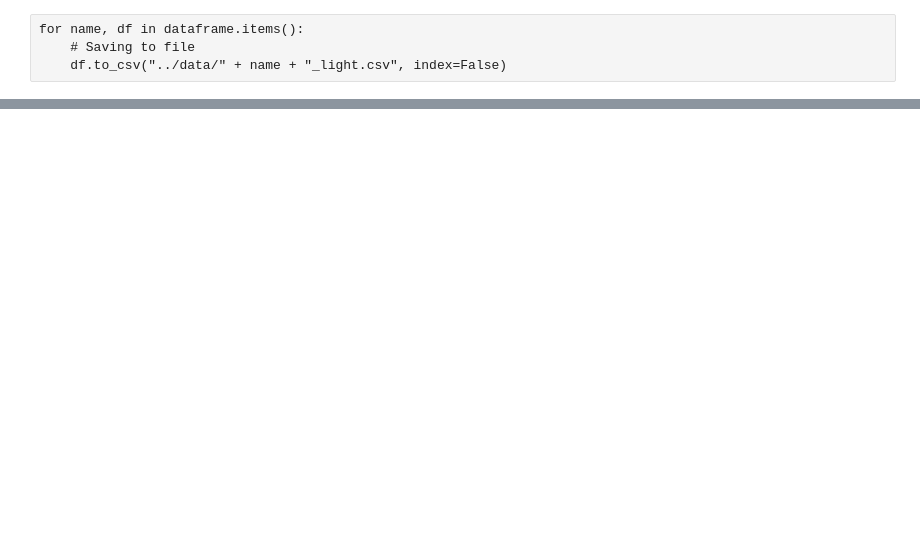
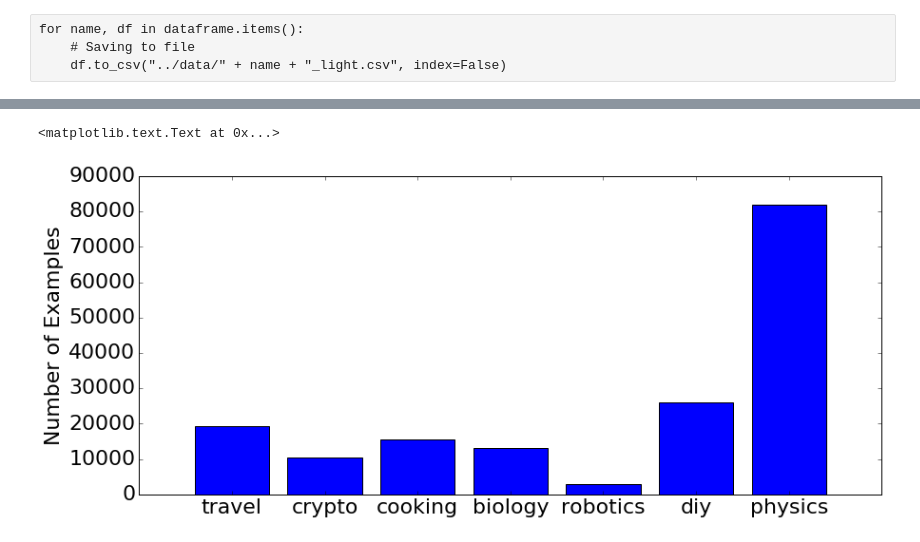
Before and after one commit to QEDan/transferLearningStackExchange, a Jupyter notebook: src/Transfer Learning on Stack Exchange Tags.ipynb, the cells around one changed output, grey strips where cells are left out. Cells and saved outputs as stored; diff of their text form; code cells hidden in the pictures; blank space fills up the shorter version.

```diff
--- a/src/Transfer Learning on Stack Exchange Tags.ipynb
+++ b/src/Transfer Learning on Stack Exchange Tags.ipynb
@@ -11,3 +13,10 @@ import sklearn as skl
+# %%
+import matplotlib as mpl
+font = {'family' : 'normal',
+        'weight' : 'normal',
+        'size'   : 22}
+
+mpl.rc('font', **font)
 # %%
 import nltk
 # nltk.download("stopwords")
@@ -87,0 +104,2 @@ dataframe['diy'].sample(3)[["title", "content", "tags"]]
+# %%
+dataframe['physics'] = test
@@ -87,0 +110,16 @@ dataframe['diy'].sample(3)[["title", "content", "tags"]]
+# %%
+topics = list()
+nExamples = list()
+nTags = list()
+tagsHist = list()
+for topic in dataframe.keys():
+    topics.append(topic)
+    nExamples.append(dataframe[topic].shape[0])
+    if topic == 'physics':
+        nTags.append(0)
+        print(topic + ": " + str(nExamples[-1]))
+    else:
+        tagCountList = [len(row['tags'].split('\', \'')) for i, row in dataframe[topic].iterrows()]
+        nTags.append(np.sum(tagCountList))
+        tagsHist.extend(tagCountList)
+        print(topic + ": " + str(nExamples[-1]) + " tags: " + str(nTags[-1]))
@@ -87,0 +134,9 @@ dataframe['diy'].sample(3)[["title", "content", "tags"]]
+# %%
+x = np.arange(len(nExamples))
+plt.figure(figsize=(14,6))
+plt.bar(x, nExamples, align='center')
+plt.xticks(x, topics)
+plt.ylabel("Number of Examples")
+# %% [output]
+<matplotlib.text.Text at 0x...>
+[figure, added]
```
Also changed, not shown: parts of 12 cells of this notebook, 1 other file.
